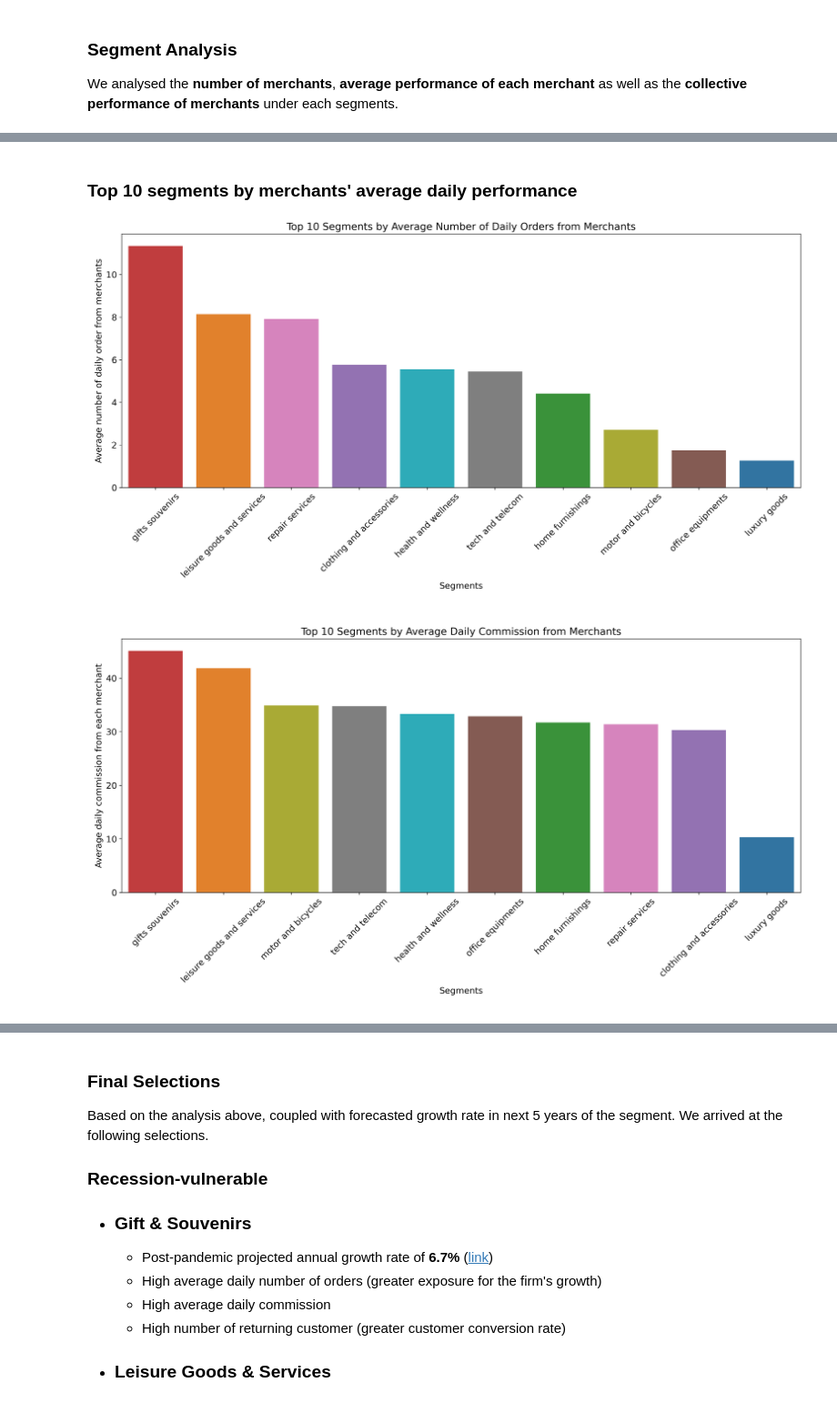
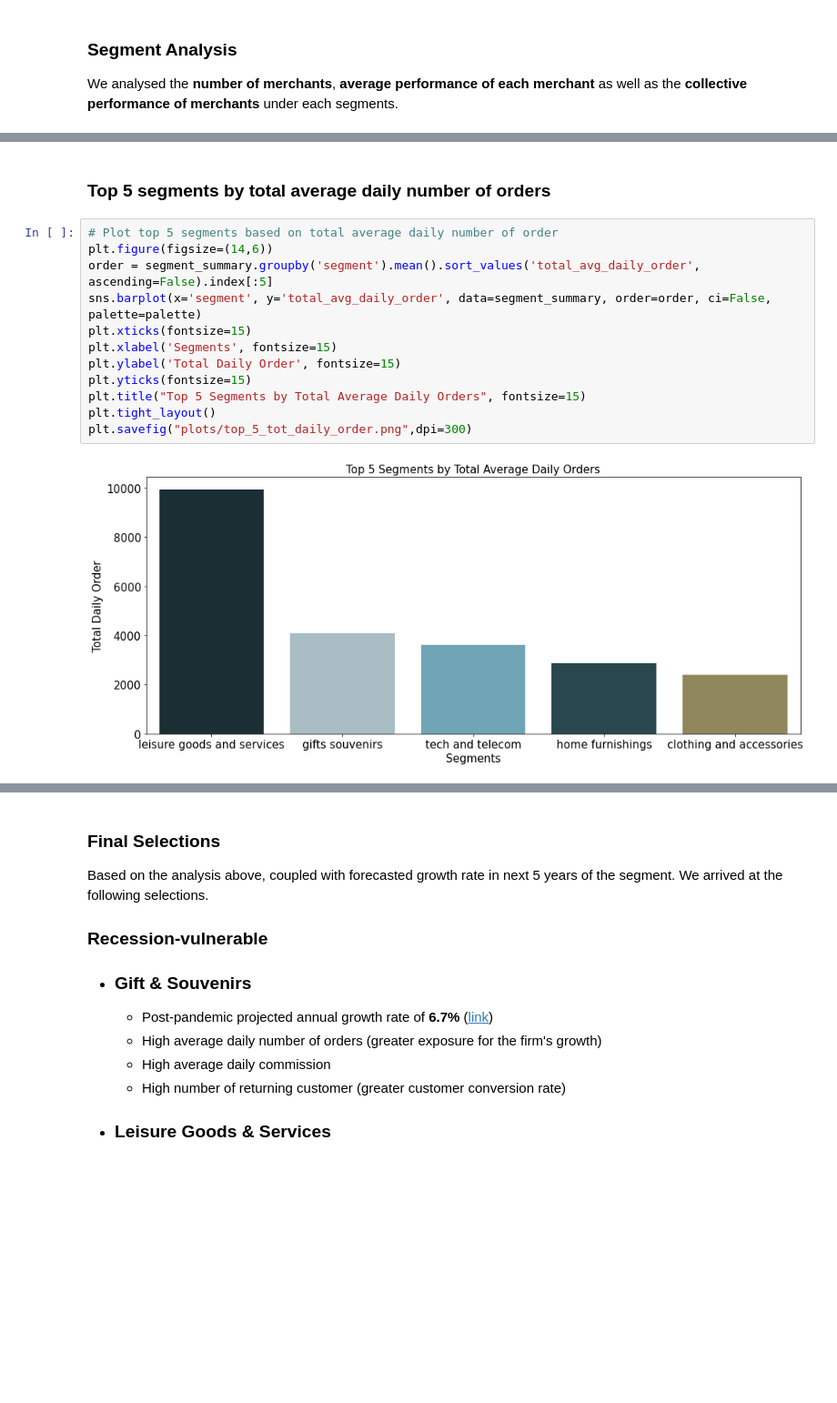
Before and after one commit to MAST30034-Applied-Data-Science/generic-buy-now-pay-later-project-group-19, a Jupyter notebook: notebooks/Project Summary Notebook.ipynb, the cells around one changed output, grey strips where cells are left out. Shown at 91% size. Cells and saved outputs as stored; diff of their text form; blank space fills up the shorter version.

```diff
--- a/notebooks/Project Summary Notebook.ipynb
+++ b/notebooks/Project Summary Notebook.ipynb
@@ -606,7 +692,17 @@ We analysed the **number of merchants**, **average performance of each merchant*
 # %% [markdown]
-### Top 10 segments by merchants' average daily performance
-
-![segments_avg_daily_order-2.png](attachment:segments_avg_daily_order-2.png)
+### Top 5 segments by total average daily number of orders
-# %% [markdown]
-![segments_avg_daily_commission-3.png](attachment:segments_avg_daily_commission-3.png)
+# %%
+# Plot top 5 segments based on total average daily number of order
+plt.figure(figsize=(14,6))
+order = segment_summary.groupby('segment').mean().sort_values('total_avg_daily_order', ascending=False).index[:5]
+sns.barplot(x='segment', y='total_avg_daily_order', data=segment_summary, order=order, ci=False, palette=palette)
+plt.xticks(fontsize=15)
+plt.xlabel('Segments', fontsize=15)
+plt.ylabel('Total Daily Order', fontsize=15)
+plt.yticks(fontsize=15)
+plt.title("Top 5 Segments by Total Average Daily Orders", fontsize=15)
+plt.tight_layout()
+plt.savefig("plots/top_5_tot_daily_order.png",dpi=300)
+# %% [output]
+[figure, added]
 # %% [markdown]
```
Also changed, not shown: parts of 42 cells of this notebook, 9 other files.
